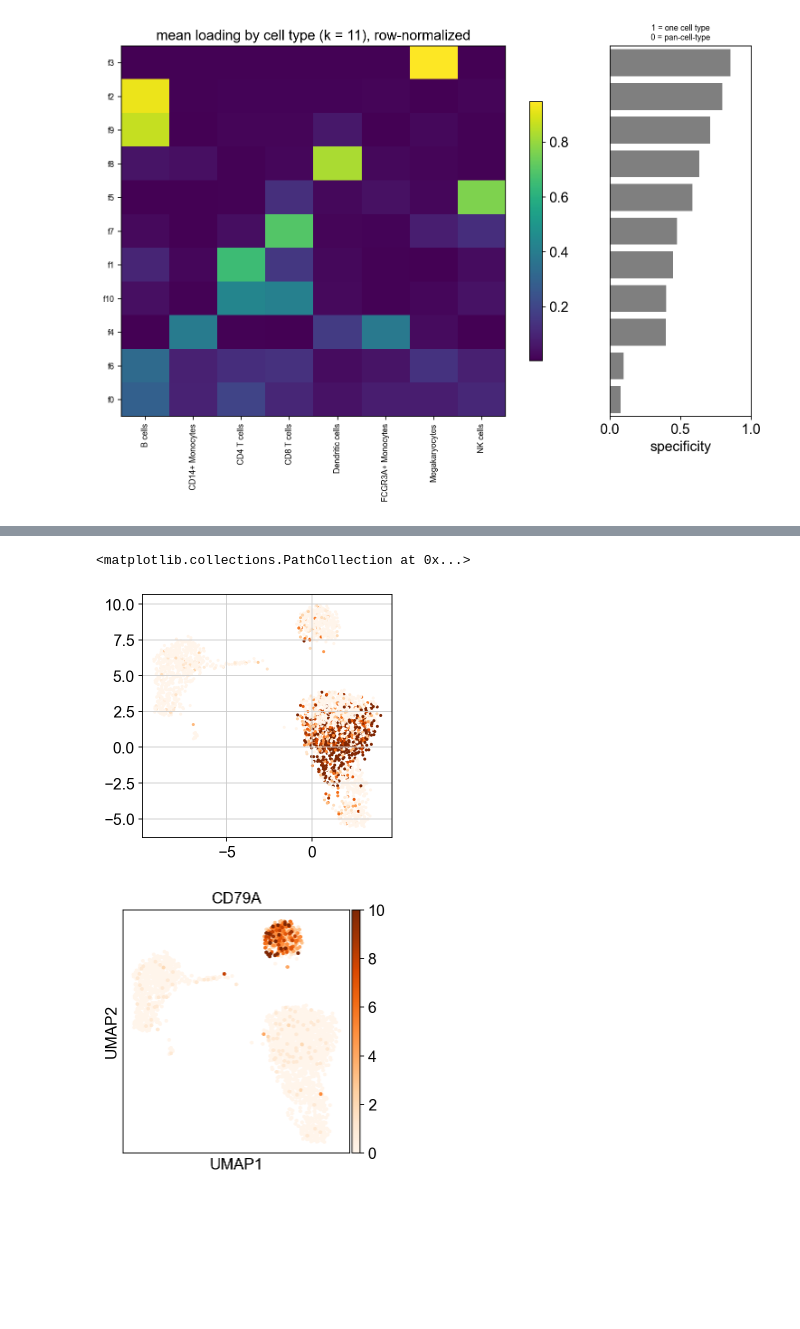
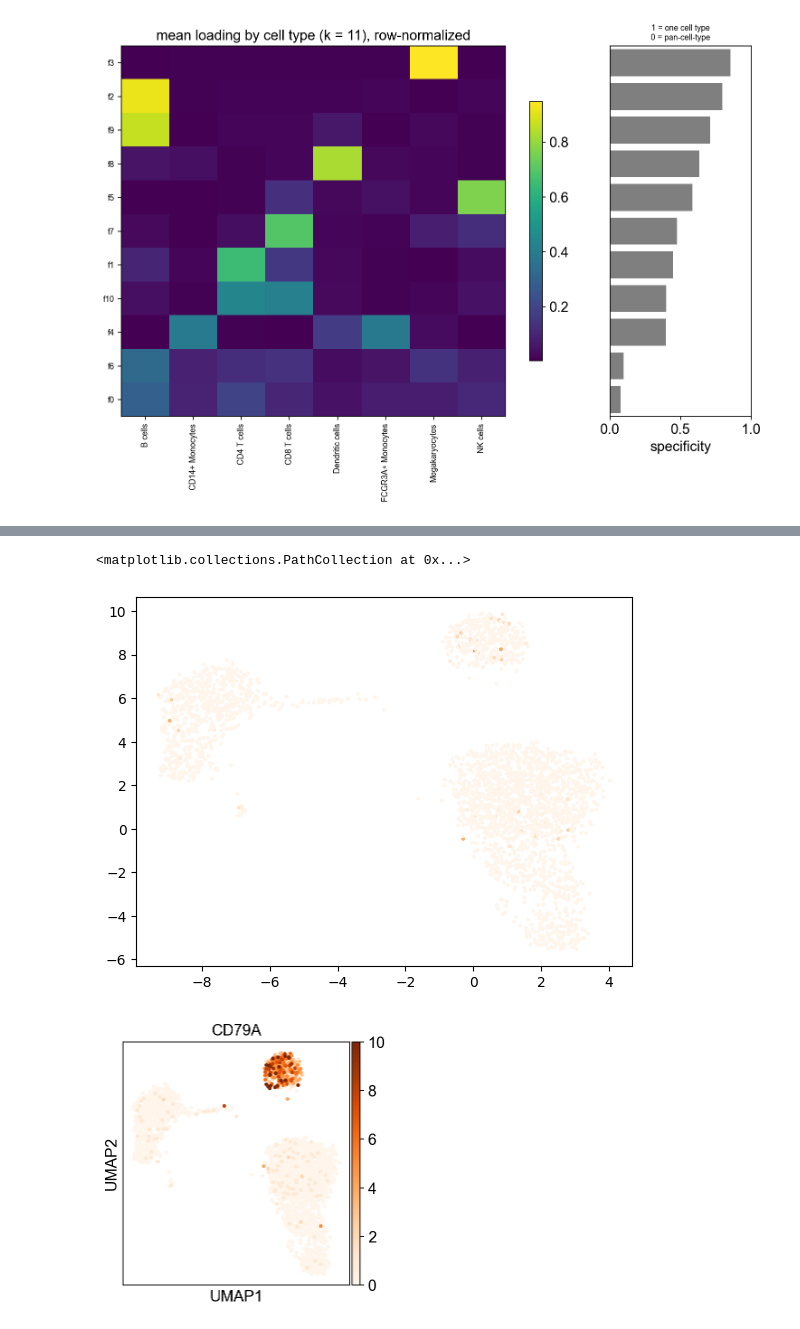
Before and after one commit to cellarium-ai/cellarium-ml, a Jupyter notebook: notebooks/cnmf_transformer_demo.ipynb, the cells around one changed output, grey strips where cells are left out. Drawn from its saved outputs; the diff is of its cells as text; code cells hidden in the pictures; blank space fills up the shorter version.

Commit message:
show some untrained k

```diff
--- a/notebooks/cnmf_transformer_demo.ipynb
+++ b/notebooks/cnmf_transformer_demo.ipynb
@@ -777,6 +783,9 @@ dataloader applies them:
 `DistributedAnnDataCollection`.
 # %%
 K_VALUES_PBMC = list(range(4, 21))
+
+# an experiment to see if we can generalize to untrained k (11 was best in a full run)
+K_VALUES_PBMC.remove(11)
 
 # pbmc_adata.X = pbmc_adata.layers['raw'].copy()
 
@@ -801,10 +810,10 @@ pbmc_model = CNMFTransformer(
     n_self_attention_heads=8,
     n_replicates=64,
     fista_iterations_train=100,
-    curriculum_warmup_steps=500,
+    curriculum_warmup_steps=300,
     # stability_burn_in_steps=1000,
-    drift_settle_steps=1500,
-    drift_tol=1e-6,
+    drift_settle_steps=300,
+    drift_tol=7e-5,
     outlier_gamma=0.0,
     drift_eval_n_cells=512,
     drift_check_every_n_steps=50,
@@ -1060,7 +1076,7 @@ rather than leaving the reader to hunt for it.
 # gain in held-out error was still resolvable above its own standard error -- is a defensible
 # automatic choice, but the whole point of the figure is that this is a judgement call.
 # K_PBMC = K_SUGGESTED
-K_PBMC = 11
+K_PBMC = 16
 print("using k =", K_PBMC)
 
 x_pbmc, pbmc_var_names = transformed_matrix(pbmc_module, pbmc_adata_hvg.X, pbmc_adata_hvg.var_names.to_numpy())
@@ -1150,8 +1193,10 @@ plt.show()
 # %%
-plt.scatter(pbmc_umap[:, 0], pbmc_umap[:, 1], c=h_pbmc[:, 10], s=3, cmap="Oranges", vmax=0.5, rasterized=True)
+i = 15
+
+plt.scatter(pbmc_umap[:, 0], pbmc_umap[:, 1], c=h_pbmc[:, i], s=3, cmap="Oranges", vmax=0.5, rasterized=True)
 # %% [output]
 <matplotlib.collections.PathCollection at 0x...>
-[figure, old version]
+[figure, new version]
 # %%
 sc.pl.embedding(pbmc_adata, basis='umap', color='CD79A', color_map='Oranges', vmax=10)
 # %% [output]
```
Also changed, not shown: parts of 26 cells of this notebook.
